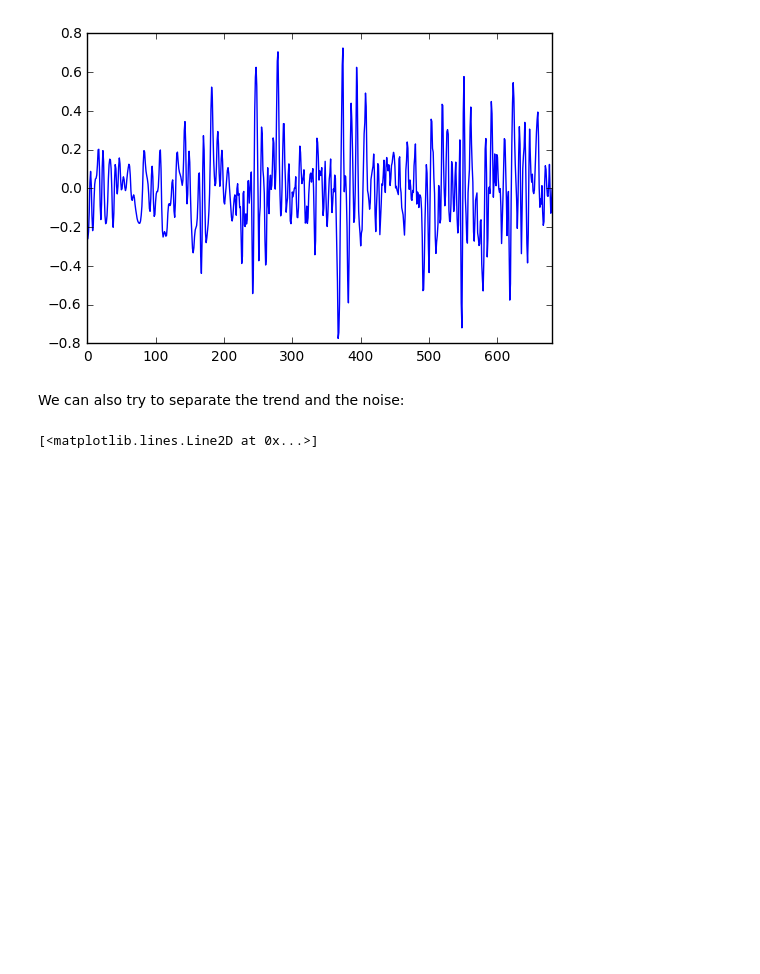
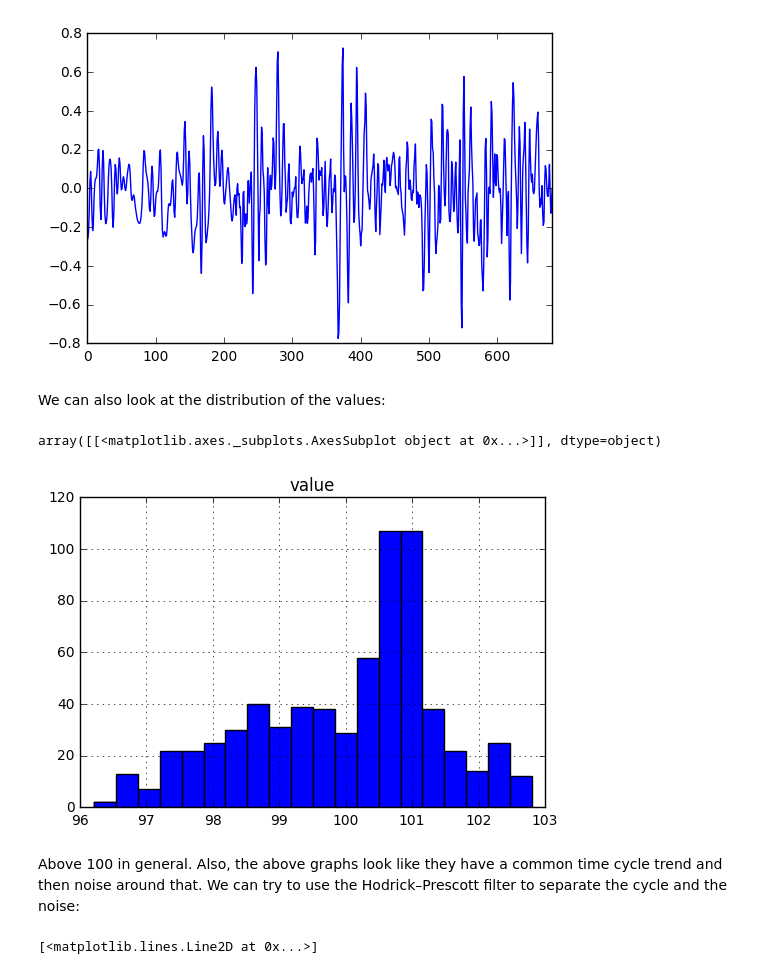
Before and after one commit to AC209ConsumerConfidence/Economic_Sentiment_Forecast, a Jupyter notebook: ARIMA test.ipynb, the cells around one changed output. Saved outputs shown, nothing was run; the diff lists cells and outputs as text; code cells hidden in the pictures; blank space fills up the shorter version.

```diff
--- a/ARIMA test.ipynb
+++ b/ARIMA test.ipynb
@@ -25,7 +30,14 @@ df.value.diff().plot()
 <matplotlib.axes._subplots.AxesSubplot at 0x...>
 [figure]
 # %% [markdown]
-We can also try to separate the trend and the noise:
+We can also look at the distribution of the values:
+# %%
+df.hist(bins=20)
+# %% [output]
+array([[<matplotlib.axes._subplots.AxesSubplot object at 0x...>]], dtype=object)
+[figure, added]
+# %% [markdown]
+Above 100 in general. Also, the above graphs look like they have a common time cycle trend and then noise around that. We can try to use the Hodrick–Prescott filter to separate the cycle and the noise:
 # %%
 a, b = tsa.filters.hpfilter(df.value)
 # %%
```
Also changed, not shown: parts of 13 cells of this notebook.
